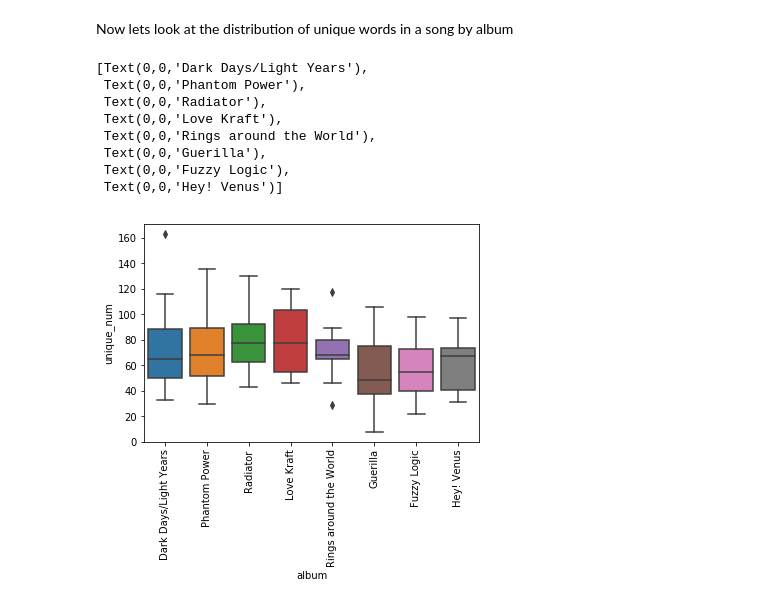
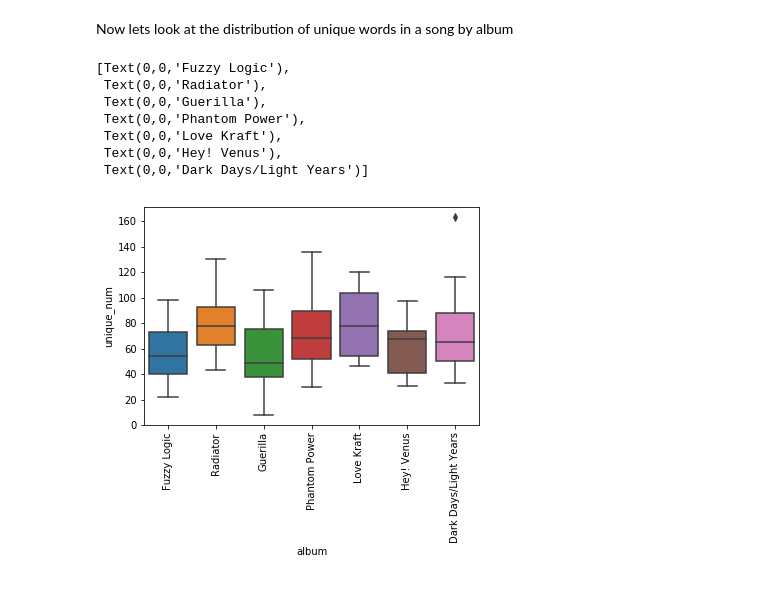
Before and after one commit to AI-Wales/Session-8-Practical-Introduction-to-NLP, a Jupyter notebook: 08-Bad Behaviour-Gathering Stats of SFA Songs.ipynb, the cells around one changed output. Drawn from its saved outputs; the diff is of its cells as text; code cells hidden in the pictures.

Commit message:
Add files via upload
Ordered last plot by year.

```diff
--- a/08-Bad Behaviour-Gathering Stats of SFA Songs.ipynb
+++ b/08-Bad Behaviour-Gathering Stats of SFA Songs.ipynb
@@ -82,20 +82,30 @@ array([[<matplotlib.axes._subplots.AxesSubplot object at 0x...>]],
 [figure]
 # %% [markdown]
 Now lets look at the distribution of unique words in a song by album
-# %%
-import seaborn as sns
-
-j = lyrics[['album', 'title', 'unique_num']]
-
-g = sns.boxplot( x=j["album"], y=j["unique_num"])
-g.set_xticklabels(g.get_xticklabels(), rotation=90)
-# %% [output]
-[Text(0,0,'Dark Days/Light Years'),
- Text(0,0,'Phantom Power'),
- Text(0,0,'Radiator'),
- Text(0,0,'Love Kraft'),
- Text(0,0,'Rings around the World'),
- Text(0,0,'Guerilla'),
- Text(0,0,'Fuzzy Logic'),
- Text(0,0,'Hey! Venus')]
-[figure, removed]
+# %%
+# Lets add album year so we can order the plot
+
+album = ['Dark Days/Light Years','Phantom Power', 'Radiator', 'Love Kraft',' Rings around the World','Guerilla','Fuzzy Logic', 'Hey! Venus']
+year = [ 2009 , 2003, 1997, 2005, 2001, 1999, 1996, 2007]
+d = {'album' : album, 'year': year}
+disc_df = pd.DataFrame(data = d)
+
+lyrics_2_df = lyrics.merge(disc_df, on='album').sort_values(by=['year'])
+
+# Plotting the distribution of unique lyrics by album
+
+import seaborn as sns
+
+j = lyrics_2_df[['album', 'title', 'unique_num']]
+
+g = sns.boxplot( x=j["album"], y=j["unique_num"])
+g.set_xticklabels(g.get_xticklabels(), rotation=90)
+# %% [output]
+[Text(0,0,'Fuzzy Logic'),
+ Text(0,0,'Radiator'),
+ Text(0,0,'Guerilla'),
+ Text(0,0,'Phantom Power'),
+ Text(0,0,'Love Kraft'),
+ Text(0,0,'Hey! Venus'),
+ Text(0,0,'Dark Days/Light Years')]
+[figure, added]
```
